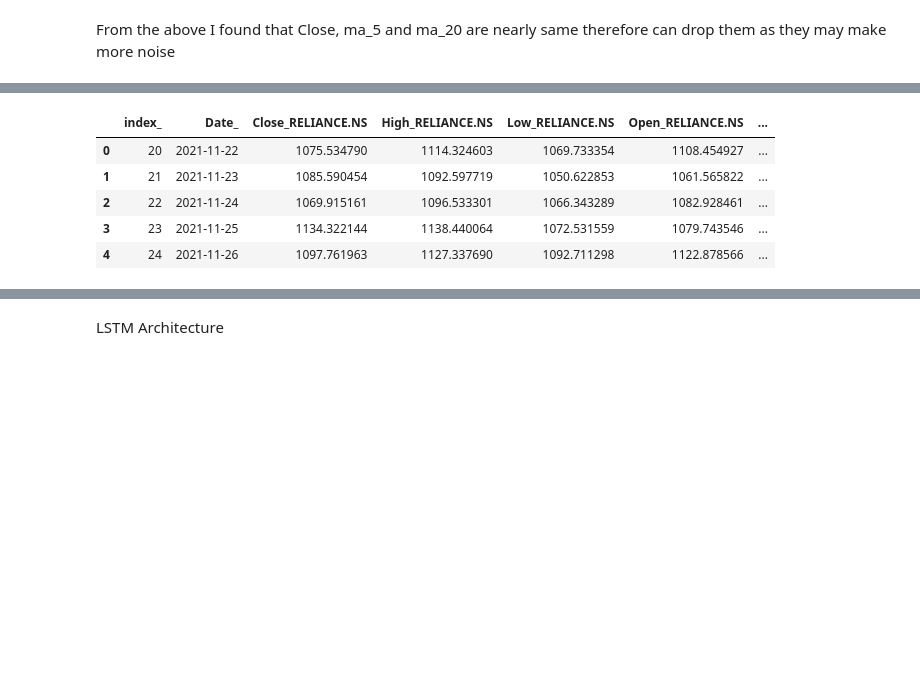
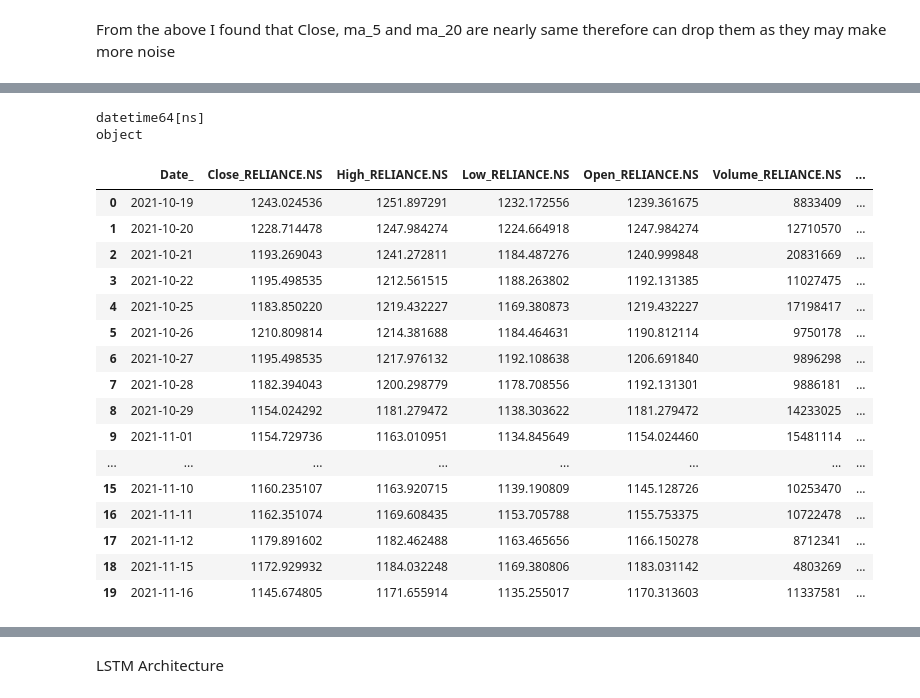
Before and after one commit to gursheelsingh11/Stock_Price_pred_based_on_sentiments_-_Marketmoods, a Jupyter notebook: LSTM.ipynb, the cells around one changed output, grey strips where cells are left out. Cells and saved outputs as stored; diff of their text form; code cells hidden in the pictures; blank space fills up the shorter version.

```diff
--- a/LSTM.ipynb
+++ b/LSTM.ipynb
@@ -79,9 +54,0 @@ sent_daily2.head()
-# %%
-import numpy as np
-
-sent_daily["sentiment_bucket"] = np.where(
-    sent_daily["sentiment_num"] <= -0.2, -1,
-    np.where(
-        sent_daily["sentiment_num"] <= 0.2, 0, 1
-    )
-)
@@ -97,3 +54,0 @@ Name: count, dtype: int64
-# %%
-sent_daily["sentiment_num"] = sent_daily["sentiment_bucket"]
-sent_daily.drop(columns=["sentiment_bucket"], inplace=True)
@@ -116,0 +70,9 @@ sent_daily.drop(columns=["sentiment_bucket"], inplace=True)
+# %%
+import numpy as np
+
+sent_daily2["sentiment_bucket"] = np.where(
+    sent_daily2["sentiment_num"] <= -0.2, -1,
+    np.where(
+        sent_daily2["sentiment_num"] <= 0.2, 0, 1
+    )
+)
@@ -213,13 +195,19 @@ print(df["log_return"].nunique())
+# %%
+print(df_final["Date_"].dtype)
+print(daily_sentiment["Date"].dtype)
+# %% [output]
+datetime64[ns]
+object
 # %%
 df_final["Date"] = pd.to_datetime(df_final["Date_"]).dt.date
 
 # Merge sentiment
 df_final = df_final.merge(
-    sent_daily_new,
+    sent_daily2,
     on="Date",
     how="left"
 )
 
 # Check
-df_final[["Date", "sentiment_num"]].tail(20)
-df_final["sentiment_num"] = df_final["sentiment_num"].fillna(0)
+df_final[["Date", "sentiment_bucket"]].tail(20)
+df_final["sentiment_bucket"] = df_final["sentiment_bucket"].fillna(0)
@@ -229,29 +214,37 @@ df_final = df_final.dropna(subset=features)
 # %%
 features = [
     "log_return",
     "Open_RELIANCE.NS",
     "High_RELIANCE.NS",
     "Low_RELIANCE.NS",
     "Close_RELIANCE.NS",
     "Volume_RELIANCE.NS",
-    'sentiment_num',
+    'sentiment_bucket',
     "rsi_14",
+
+
     "macd",
     "volatility_20"
 ]
 
-target = "log_return"
-
-# print(data["rsi_14"].head(20))
-# print(data["rsi_14"].isna().sum())
-
-# df_final[features].describe()
-# df_final['returns_'].head()
-df_final.head()
+df_final["target"] = df_final["log_return"].shift(-1)
+df_final = df_final.dropna(subset=["target"])
+df_final.head(20)
 # %% [output]
-|  | index_ | Date_ | Close_RELIANCE.NS | High_RELIANCE.NS | Low_RELIANCE.NS | Open_RELIANCE.NS | ... |
-| 0 | 20 | 2021-11-22 | 1075.534790 | 1114.324603 | 1069.733354 | 1108.454927 | ... |
-| 1 | 21 | 2021-11-23 | 1085.590454 | 1092.597719 | 1050.622853 | 1061.565822 | ... |
-| 2 | 22 | 2021-11-24 | 1069.915161 | 1096.533301 | 1066.343289 | 1082.928461 | ... |
-| 3 | 23 | 2021-11-25 | 1134.322144 | 1138.440064 | 1072.531559 | 1079.743546 | ... |
-| 4 | 24 | 2021-11-26 | 1097.761963 | 1127.337690 | 1092.711298 | 1122.878566 | ... |
+|  | Date_ | Close_RELIANCE.NS | High_RELIANCE.NS | Low_RELIANCE.NS | Open_RELIANCE.NS | Volume_RELIANCE.NS | ... |
+| 0 | 2021-10-19 | 1243.024536 | 1251.897291 | 1232.172556 | 1239.361675 | 8833409 | ... |
+| 1 | 2021-10-20 | 1228.714478 | 1247.984274 | 1224.664918 | 1247.984274 | 12710570 | ... |
+| 2 | 2021-10-21 | 1193.269043 | 1241.272811 | 1184.487276 | 1240.999848 | 20831669 | ... |
+| 3 | 2021-10-22 | 1195.498535 | 1212.561515 | 1188.263802 | 1192.131385 | 11027475 | ... |
+| 4 | 2021-10-25 | 1183.850220 | 1219.432227 | 1169.380873 | 1219.432227 | 17198417 | ... |
+| 5 | 2021-10-26 | 1210.809814 | 1214.381688 | 1184.464631 | 1190.812114 | 9750178 | ... |
+| 6 | 2021-10-27 | 1195.498535 | 1217.976132 | 1192.108638 | 1206.691840 | 9896298 | ... |
+| 7 | 2021-10-28 | 1182.394043 | 1200.298779 | 1178.708556 | 1192.131301 | 9886181 | ... |
+| 8 | 2021-10-29 | 1154.024292 | 1181.279472 | 1138.303622 | 1181.279472 | 14233025 | ... |
+| 9 | 2021-11-01 | 1154.729736 | 1163.010951 | 1134.845649 | 1154.024460 | 15481114 | ... |
+| ... | ... | ... | ... | ... | ... | ... | ... |
+| 15 | 2021-11-10 | 1160.235107 | 1163.920715 | 1139.190809 | 1145.128726 | 10253470 | ... |
+| 16 | 2021-11-11 | 1162.351074 | 1169.608435 | 1153.705788 | 1155.753375 | 10722478 | ... |
+| 17 | 2021-11-12 | 1179.891602 | 1182.462488 | 1163.465656 | 1166.150278 | 8712341 | ... |
+| 18 | 2021-11-15 | 1172.929932 | 1184.032248 | 1169.380806 | 1183.031142 | 4803269 | ... |
+| 19 | 2021-11-16 | 1145.674805 | 1171.655914 | 1135.255017 | 1170.313603 | 11337581 | ... |
```
Also changed, not shown: parts of 42 cells of this notebook.
